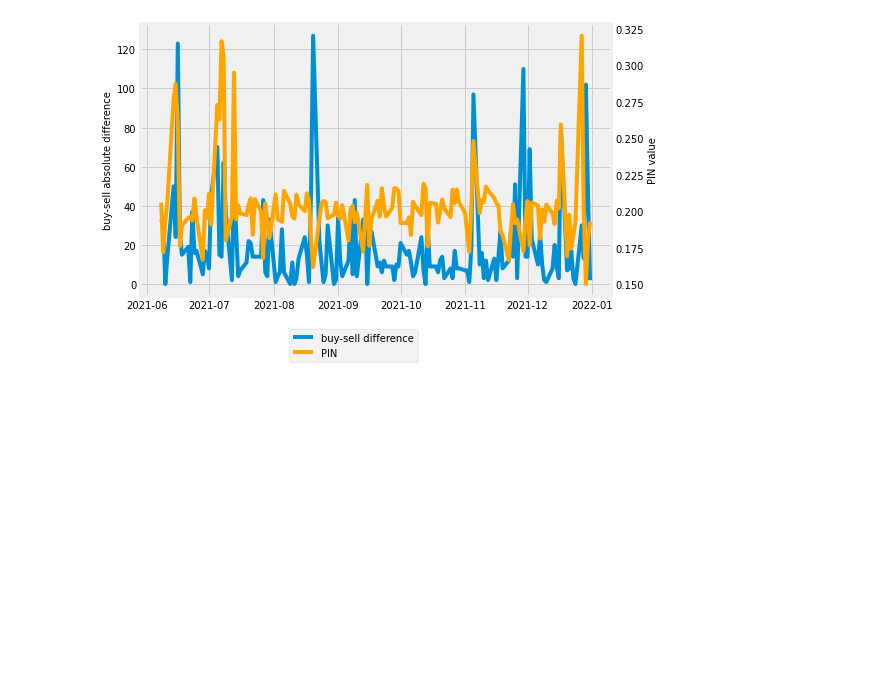
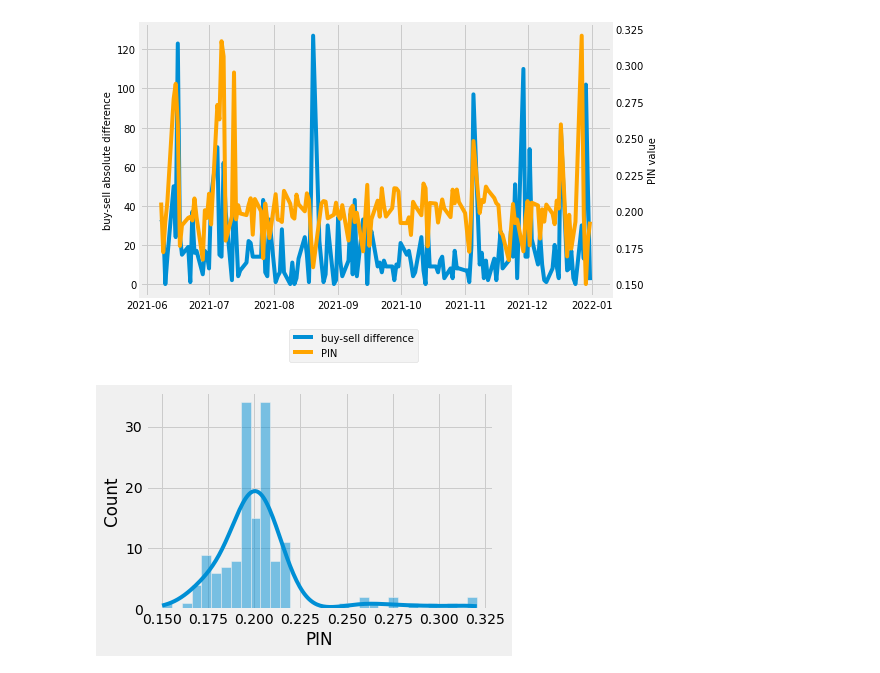
Before and after one commit to GuillaumePv/pin_surrogate_model, a Jupyter notebook: demo.ipynb, the cells around one changed output. Saved outputs shown, nothing was run; the diff lists cells and outputs as text; code cells hidden in the pictures; blank space fills up the shorter version.

Commit message:
update project graphs etc

```diff
--- a/demo.ipynb
+++ b/demo.ipynb
@@ -305,3 +306,9 @@ plt.grid(False)
 plt.savefig(folder_results+"/buy_sell_diff_pin.png")
 # %% [output]
 [figure]
+# %%
+sns.histplot(graph_merge["PIN"],kde=True)
+plt.tight_layout()
+plt.savefig(folder_results+"/dist_pin.png")
+# %% [output]
+[figure, added]
```
Also changed, not shown: parts of 2 cells of this notebook, 57 other files.
